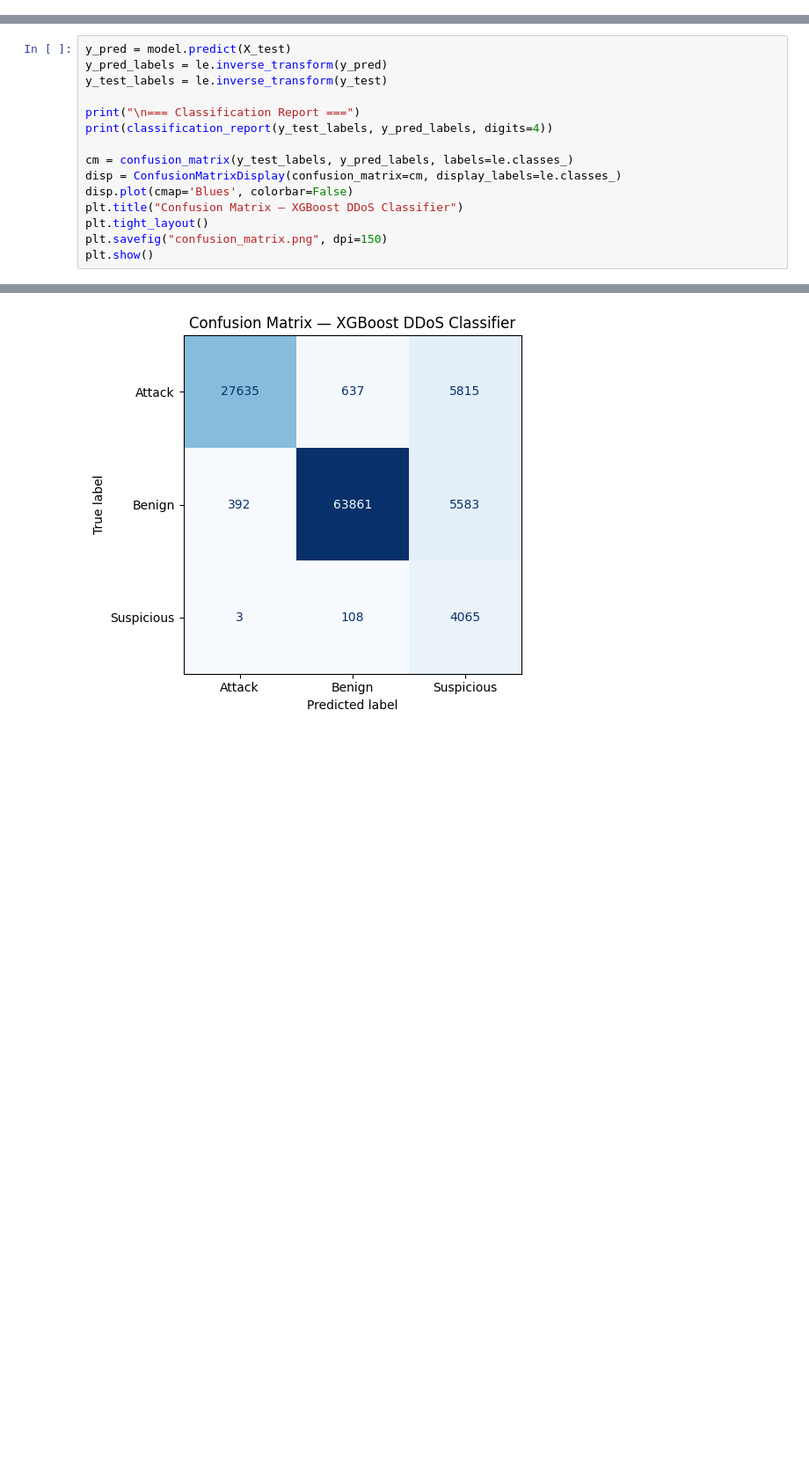
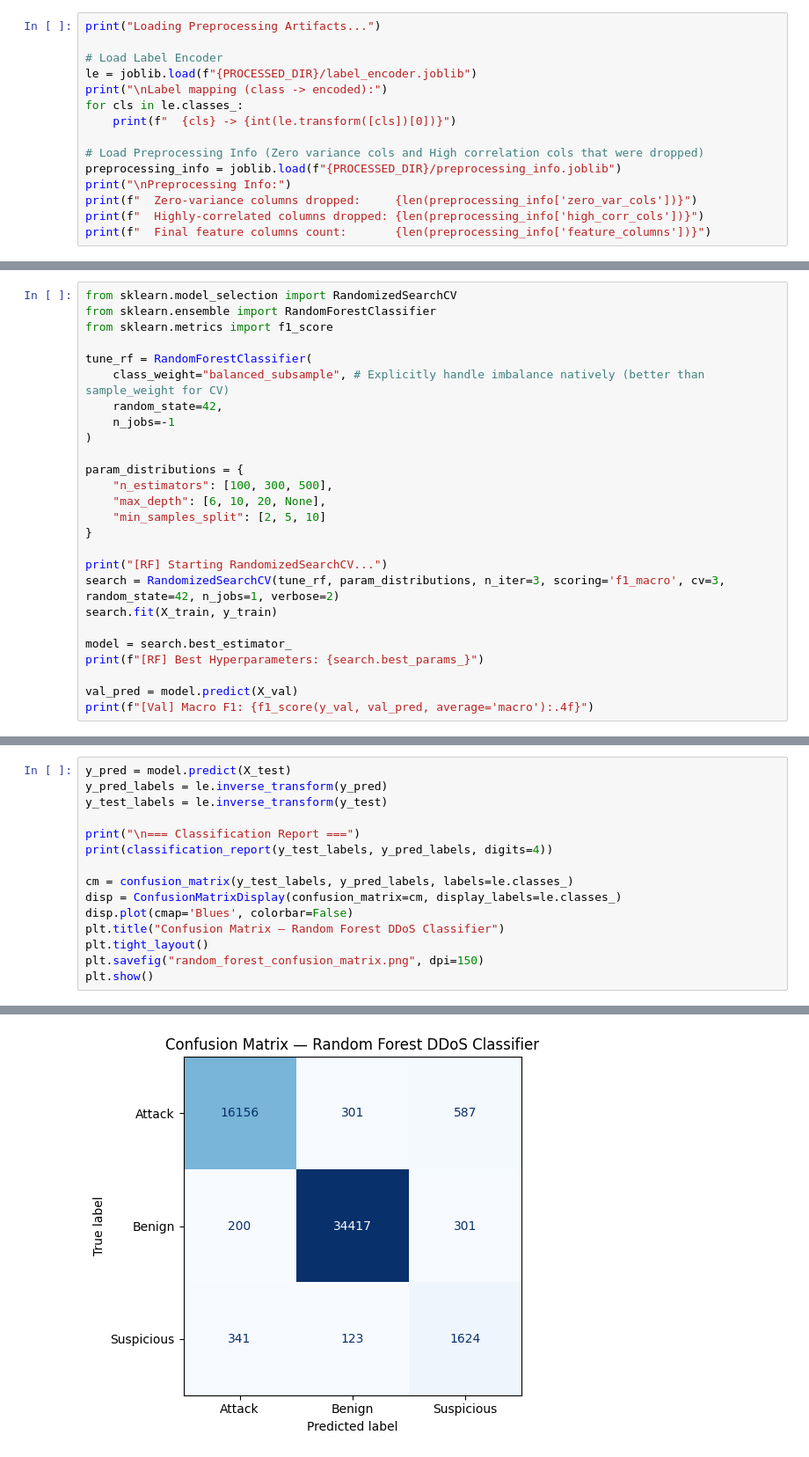
Before and after one commit to saaaileen/Project-Machine-Learning, a Jupyter notebook: model/random_forest.ipynb, the cells around one changed output, grey strips where cells are left out. Shown at 88% size. Saved outputs shown, nothing was run; the diff lists cells and outputs as text; blank space fills up the shorter version.

Commit message:
feat(model): updated

```diff
--- a/model/random_forest.ipynb
+++ b/model/random_forest.ipynb
@@ -310,0 +42,15 @@ Model training completed.
+# %%
+print("Loading Preprocessing Artifacts...")
+
+# Load Label Encoder
+le = joblib.load(f"{PROCESSED_DIR}/label_encoder.joblib")
+print("\nLabel mapping (class -> encoded):")
+for cls in le.classes_:
+    print(f"  {cls} -> {int(le.transform([cls])[0])}")
+
+# Load Preprocessing Info (Zero variance cols and High correlation cols that were dropped)
+preprocessing_info = joblib.load(f"{PROCESSED_DIR}/preprocessing_info.joblib")
+print("\nPreprocessing Info:")
+print(f"  Zero-variance columns dropped:     {len(preprocessing_info['zero_var_cols'])}")
+print(f"  Highly-correlated columns dropped: {len(preprocessing_info['high_corr_cols'])}")
+print(f"  Final feature columns count:       {len(preprocessing_info['feature_columns'])}")
@@ -310,0 +69,26 @@ Model training completed.
+# %%
+from sklearn.model_selection import RandomizedSearchCV
+from sklearn.ensemble import RandomForestClassifier
+from sklearn.metrics import f1_score
+
+tune_rf = RandomForestClassifier(
+    class_weight="balanced_subsample", # Explicitly handle imbalance natively (better than sample_weight for CV)
+    random_state=42,
+    n_jobs=-1
+)
+
+param_distributions = {
+    "n_estimators": [100, 300, 500],
+    "max_depth": [6, 10, 20, None],
+    "min_samples_split": [2, 5, 10]
+}
+
+print("[RF] Starting RandomizedSearchCV...")
+search = RandomizedSearchCV(tune_rf, param_distributions, n_iter=3, scoring='f1_macro', cv=3, random_state=42, n_jobs=1, verbose=2)
+search.fit(X_train, y_train)
+
+model = search.best_estimator_
+print(f"[RF] Best Hyperparameters: {search.best_params_}")
+
+val_pred = model.predict(X_val)
+print(f"[Val] Macro F1: {f1_score(y_val, val_pred, average='macro'):.4f}")
@@ -319,9 +117,9 @@ print(classification_report(y_test_labels, y_pred_labels, digits=4))
 cm = confusion_matrix(y_test_labels, y_pred_labels, labels=le.classes_)
 disp = ConfusionMatrixDisplay(confusion_matrix=cm, display_labels=le.classes_)
 disp.plot(cmap='Blues', colorbar=False)
-plt.title("Confusion Matrix — XGBoost DDoS Classifier")
+plt.title("Confusion Matrix — Random Forest DDoS Classifier")
 plt.tight_layout()
-plt.savefig("confusion_matrix.png", dpi=150)
+plt.savefig("random_forest_confusion_matrix.png", dpi=150)
 plt.show()
 # %% [output]
 === Classification Report ===
@@ -337,4 +135,4 @@ weighted avg     0.9596    0.8840    0.9103    108099
-[figure, old version]
+[figure, new version]
 # %%
 f1_macro = f1_score(y_test_labels, y_pred_labels, average="macro")
 f1_weighted = f1_score(y_test_labels, y_pred_labels, average="weighted")
```
Also changed, not shown: parts of 42 cells of this notebook, 6 other files.
